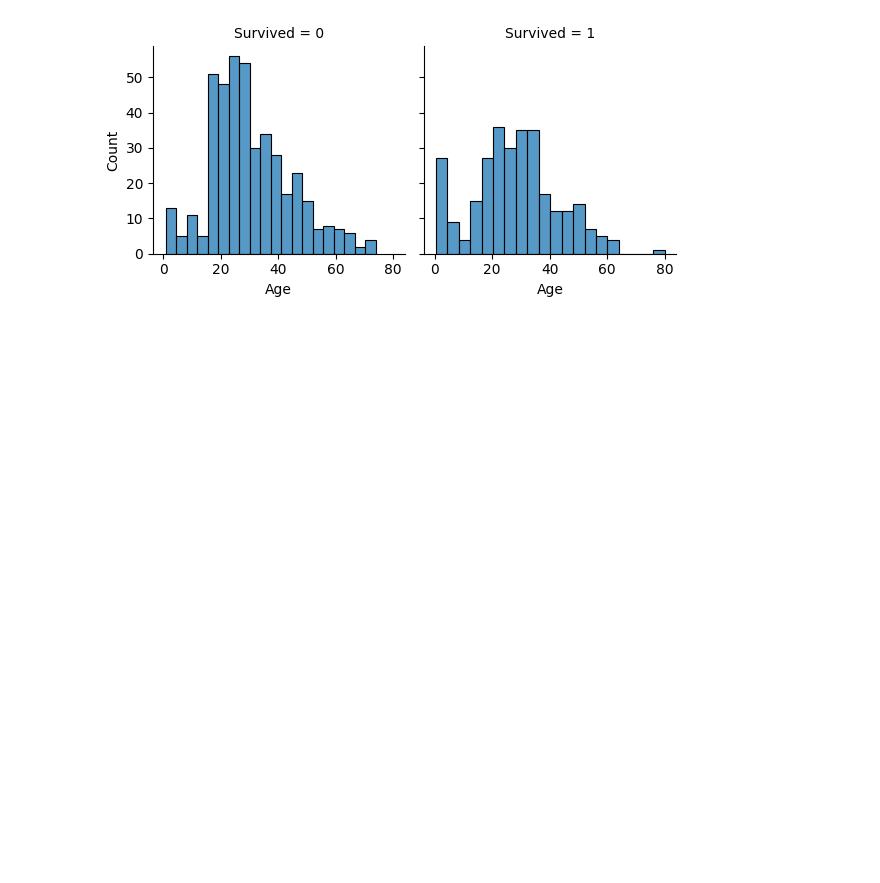
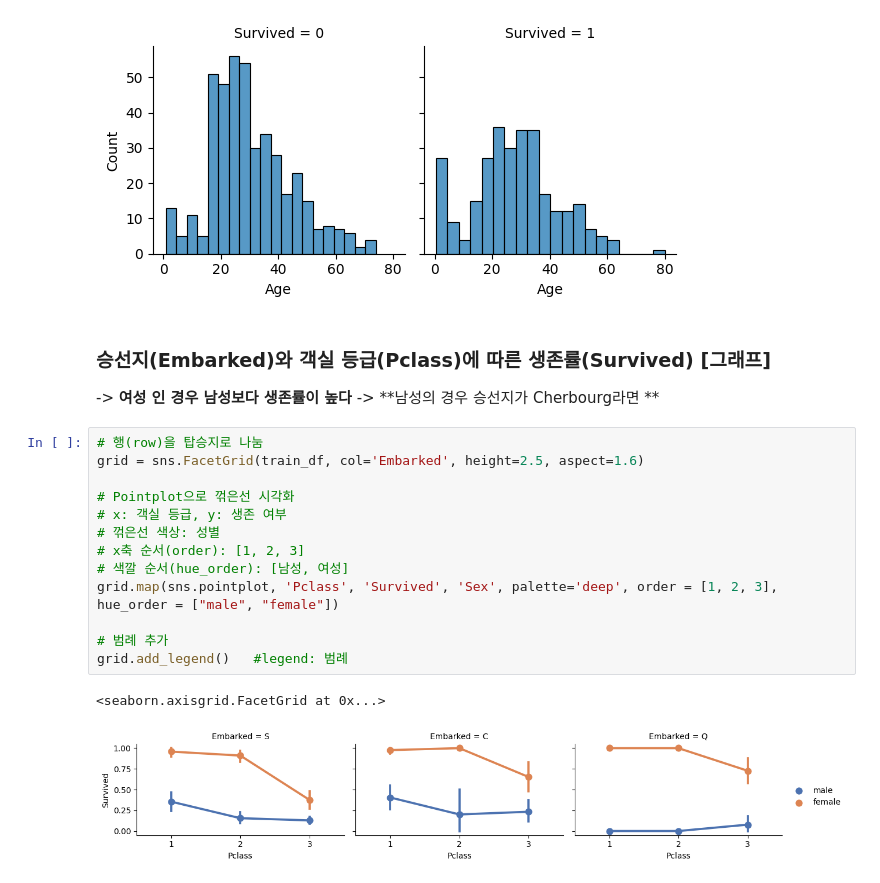
Before and after one commit to luminus7/BD2022-2, a Jupyter notebook: 00.Titanic/titanic_prediction.ipynb, the cells around one changed output. Saved outputs shown, nothing was run; the diff lists cells and outputs as text; blank space fills up the shorter version.

```diff
--- a/00.Titanic/titanic_prediction.ipynb
+++ b/00.Titanic/titanic_prediction.ipynb
@@ -281,3 +281,23 @@ g.map(sns.histplot, 'Age', bins=20)     # plt에서 기본 제공해 주는 hist
 # %% [output]
 <seaborn.axisgrid.FacetGrid at 0x...>
 [figure]
+# %% [markdown]
+### 승선지(Embarked)와 객실 등급(Pclass)에 따른 생존률(Survived) [그래프]
+-> **여성 인 경우 남성보다 생존률이 높다**
+-> **남성의 경우 승선지가 Cherbourg라면 **
+# %%
+# 행(row)을 탑승지로 나눔
+grid = sns.FacetGrid(train_df, col='Embarked', height=2.5, aspect=1.6)
+
+# Pointplot으로 꺾은선 시각화
+# x: 객실 등급, y: 생존 여부
+# 꺾은선 색상: 성별
+# x축 순서(order): [1, 2, 3]
+# 색깔 순서(hue_order): [남성, 여성]
+grid.map(sns.pointplot, 'Pclass', 'Survived', 'Sex', palette='deep', order = [1, 2, 3], hue_order = ["male", "female"])
+
+# 범례 추가
+grid.add_legend()   #legend: 범례
+# %% [output]
+<seaborn.axisgrid.FacetGrid at 0x...>
+[figure, added]
```
Also changed, not shown: parts of 3 cells of this notebook, 5 other files.
